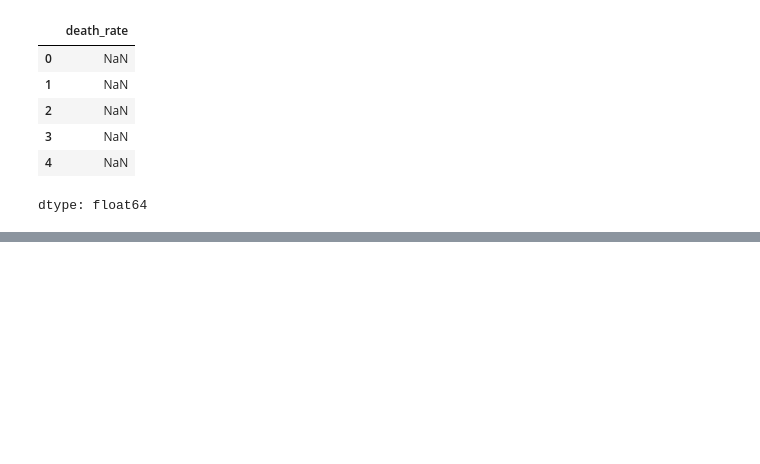
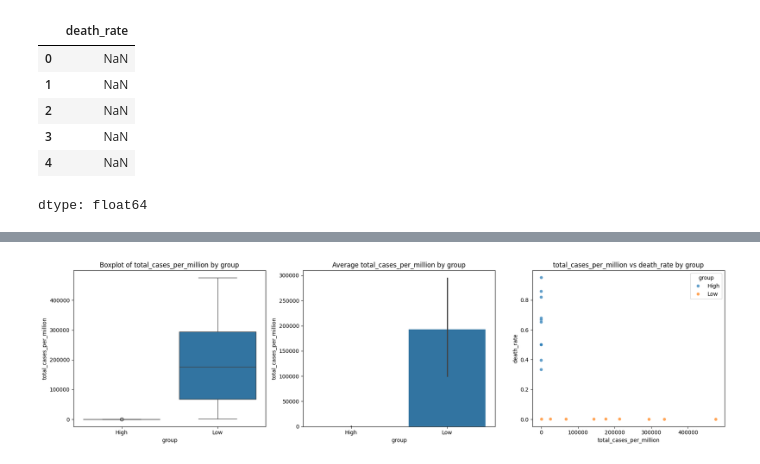
Before and after one commit to Salma-yossef-analytics/Covid19-global-trends-EDA, a Jupyter notebook: covid19-data-insights.ipynb, the cells around one changed output, grey strips where cells are left out. Cells and saved outputs as stored; diff of their text form; code cells hidden in the pictures; blank space fills up the shorter version.

```diff
--- a/covid19-data-insights.ipynb
+++ b/covid19-data-insights.ipynb
@@ -237,0 +394,5 @@ dtype: float64
+# %%
+# مثال: مقارنة الحالات لكل مليون
+compare_factor(df_compare, 'total_cases_per_million')
+# %% [output]
+[figure, added]
```
Also changed, not shown: parts of 23 cells of this notebook.
